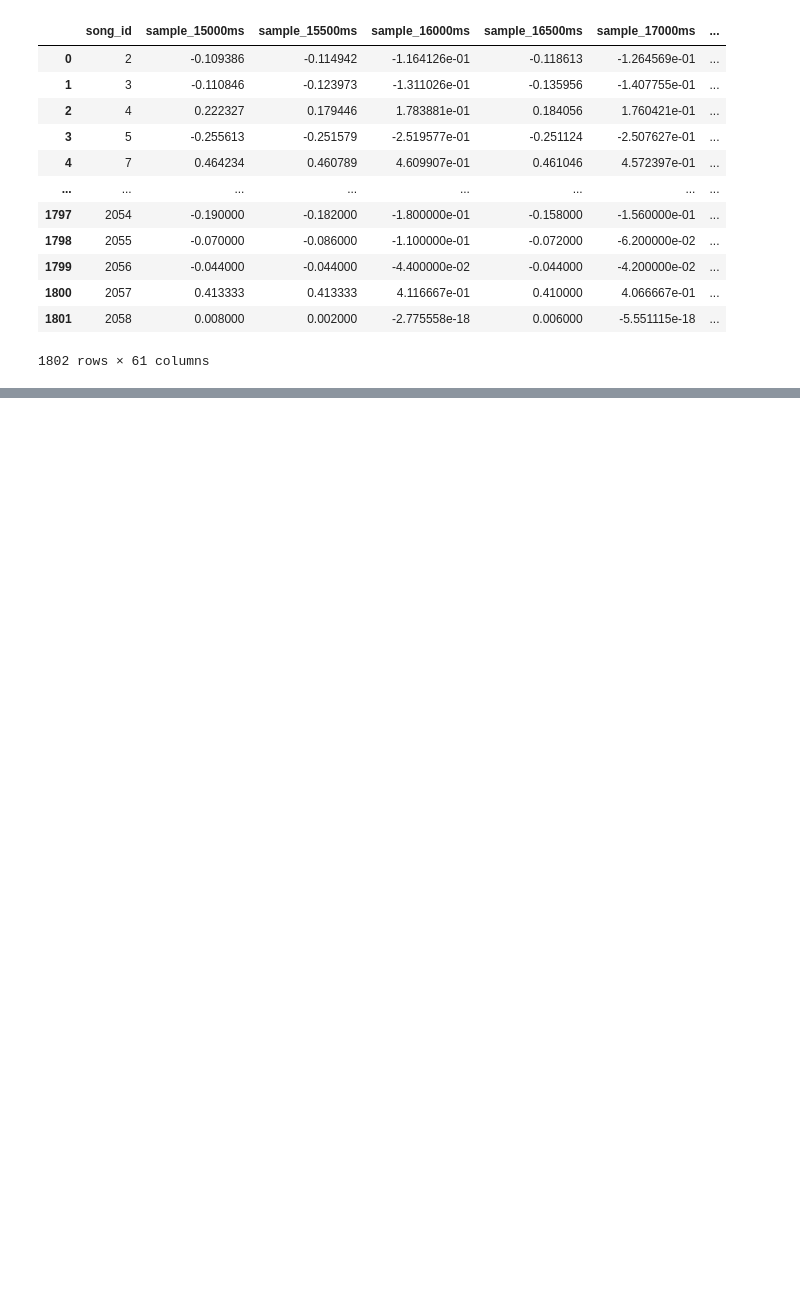
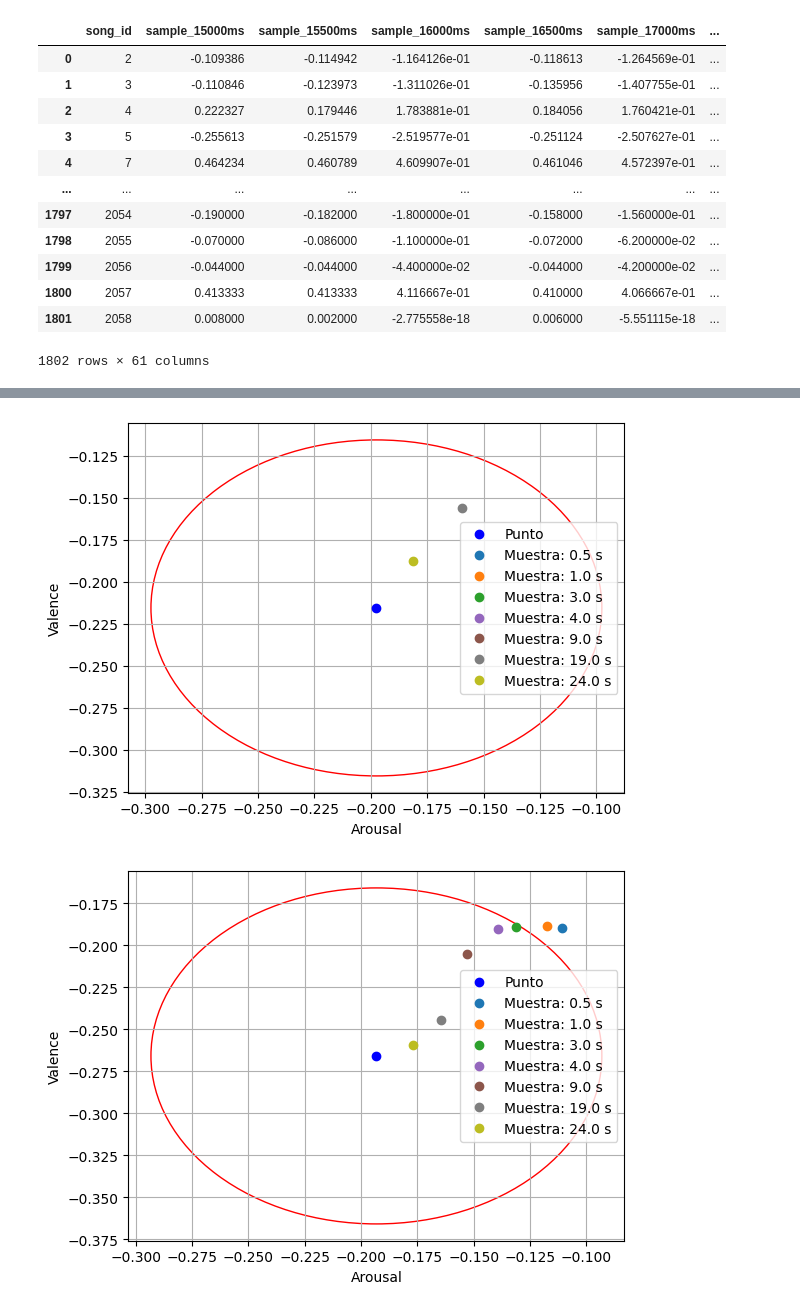
Before and after one commit to EduardoGarcia528/Emociones_class, a Jupyter notebook: class/Clasificador.ipynb, the cells around one changed output, grey strips where cells are left out. Drawn from its saved outputs; the diff is of its cells as text; code cells hidden in the pictures; blank space fills up the shorter version.

Commit message:
arsl val epsilon

```diff
--- a/class/Clasificador.ipynb
+++ b/class/Clasificador.ipynb
@@ -1,7 +1,7 @@
 # %%
 import pandas as pd
-archivo_arsl = r'dynamic\arousal.csv'
-archivo_val = r'dynamic\valence.csv'
+archivo_arsl = r'class\dynamic\arousal.csv'
+archivo_val = r'class\dynamic\valence.csv'
 df_arsl = pd.DataFrame(pd.read_csv(archivo_arsl))
 df_val = pd.DataFrame(pd.read_csv(archivo_val))
 df_arsl
@@ -76,3 +83,50 @@ fig.update_traces(
 
 # Show the plot
 fig.show()
+# %%
+import matplotlib.pyplot as plt
+
+def graficar_punto_con_epsilon(x, y, epsilon, n):
+    # Crear una figura y un eje
+    fig, ax = plt.subplots()
+    circle = plt.Circle((x, y), epsilon, color='r', fill=False)
+    ax.add_artist(circle)
+    ax.set_xlim(x - 1.1 * epsilon, x + 1.1 * epsilon)
+    ax.set_ylim(y - 1.1 * epsilon, y + 1.1 * epsilon)
+    # Dibujar el punto
+    ax.plot(x, y, 'bo', label='Punto')
+
+    for i, t in enumerate([2,3,7,9,19, 39, 49]):
+        color = plt.cm.tab10(i / 7)
+
+        mean_n_arsl = df_arsl.iloc[:, 1:t].mean(axis = 1)[n]
+        mean_n_val = df_val.iloc[:, 1:t].mean(axis = 1)[n]
+        ax.plot(mean_n_arsl, mean_n_val, 'o', label = f'Muestra: {(t-1)/2} s', color = color)
+
+    # Dibujar el círculo con radio epsilon
+
+    # Etiquetas y leyenda
+    ax.set_xlabel('Arousal')
+    ax.set_ylabel('Valence')
+    ax.legend()
+
+
+    # Mostrar la gráfica
+    plt.grid(True)
+
+    plt.show()
+
+
+for n in range(10):
+    # Coordenadas del punto
+    x = MEAN_df['mean_arsl'][n]
+    y = MEAN_df['mean_val'][n]
+
+    # Epsilon
+    epsilon = 0.1
+
+    # Graficar el punto con epsilon
+    graficar_punto_con_epsilon(x, y, epsilon, n)
+# %% [output]
+[figure, added]
+[figure, added]
```
Also changed, not shown: parts of 4 cells of this notebook.
